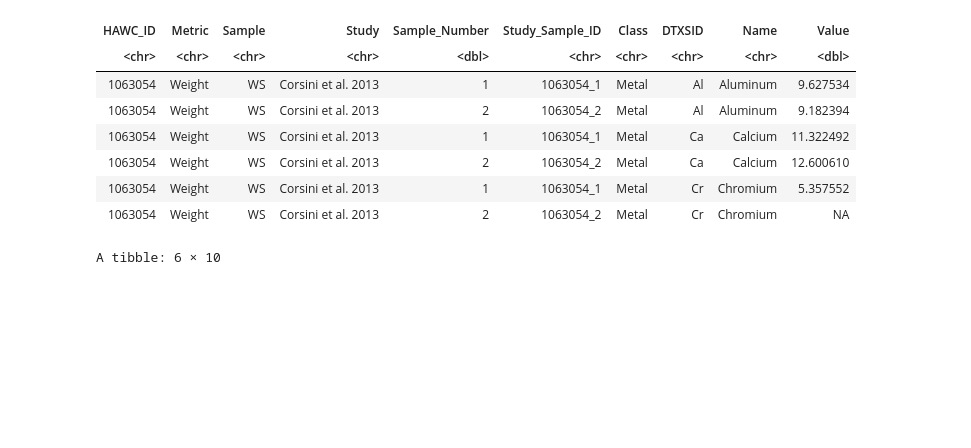
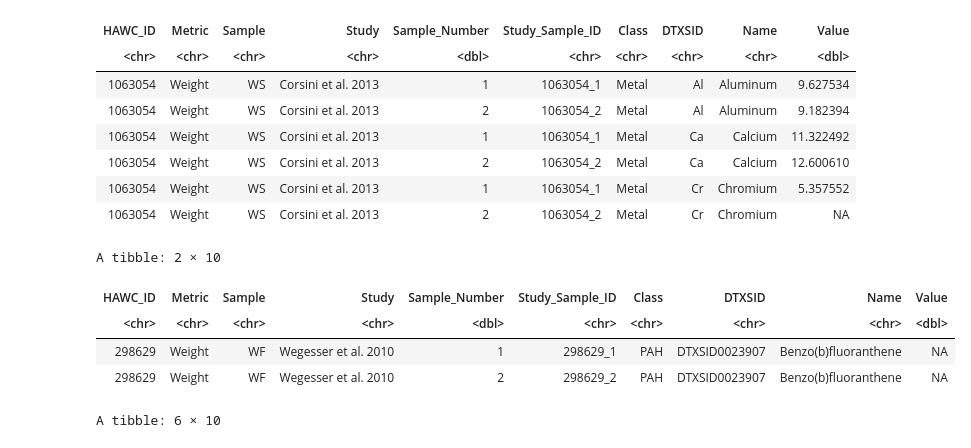
Before and after one commit to UNC-CEMALB/P1015.-Wildfire_Suffcient_Similiarity, a Jupyter notebook: 1. Data Processing/Data Processing.ipynb, the cells around one changed output. Saved outputs shown, nothing was run; the diff lists cells and outputs as text; code cells hidden in the pictures; blank space fills up the shorter version.

```diff
--- a/1. Data Processing/Data Processing.ipynb
+++ b/1. Data Processing/Data Processing.ipynb
@@ -377,6 +376,15 @@ A tibble: 6 × 10
 | 1063054 | Weight | WS | Corsini et al. 2013 | 2 | 1063054_2 | Metal | Ca | Calcium | 12.600610 |
 | 1063054 | Weight | WS | Corsini et al. 2013 | 1 | 1063054_1 | Metal | Cr | Chromium | 5.357552 |
 | 1063054 | Weight | WS | Corsini et al. 2013 | 2 | 1063054_2 | Metal | Cr | Chromium | NA |
+# %%
+preimputed_weight_df %>%
+    filter(HAWC_ID == '298629', DTXSID == 'DTXSID0023907', Sample == 'WF')
+# %% [output]
+A tibble: 2 × 10
+| HAWC_ID | Metric | Sample | Study | Sample_Number | Study_Sample_ID | Class | DTXSID | Name | Value |
+| <chr> | <chr> | <chr> | <chr> | <dbl> | <chr> | <chr> | <chr> | <chr> | <dbl> |
+| 298629 | Weight | WF | Wegesser et al. 2010 | 1 | 298629_1 | PAH | DTXSID0023907 | Benzo(b)fluoranthene | NA |
+| 298629 | Weight | WF | Wegesser et al. 2010 | 2 | 298629_2 | PAH | DTXSID0023907 | Benzo(b)fluoranthene | NA |
 # %%
 # creating a df for MNAR data
 mnar_weight_df = preimputed_weight_df %>%
```
Also changed, not shown: parts of 9 cells of this notebook.
